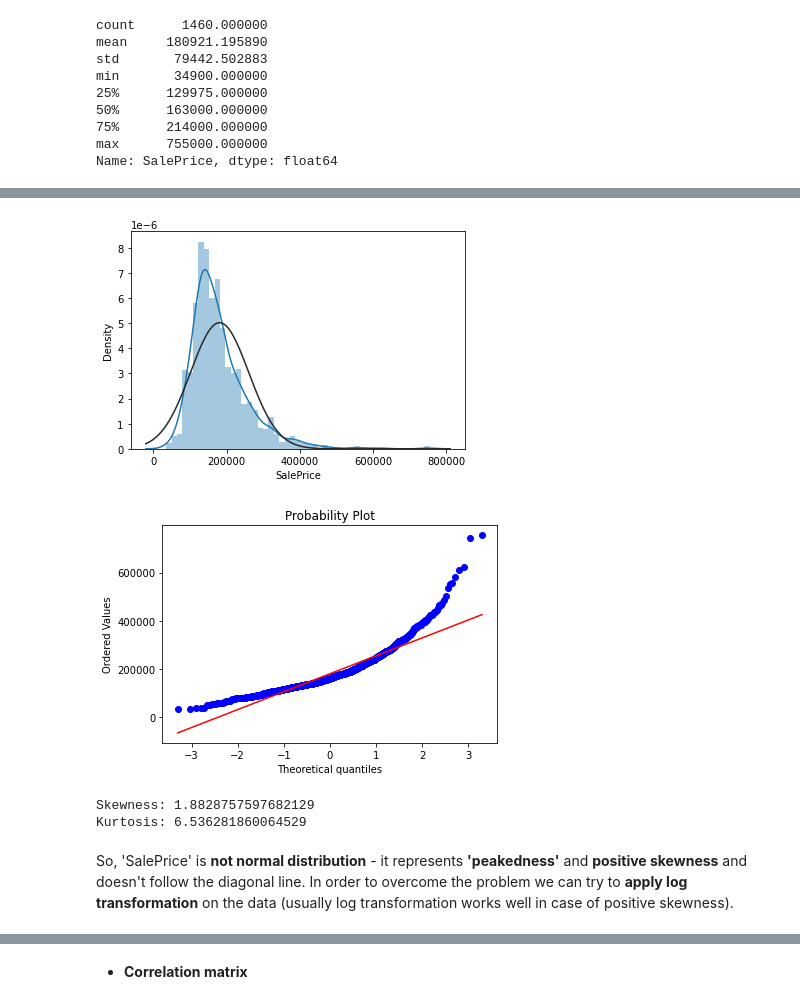
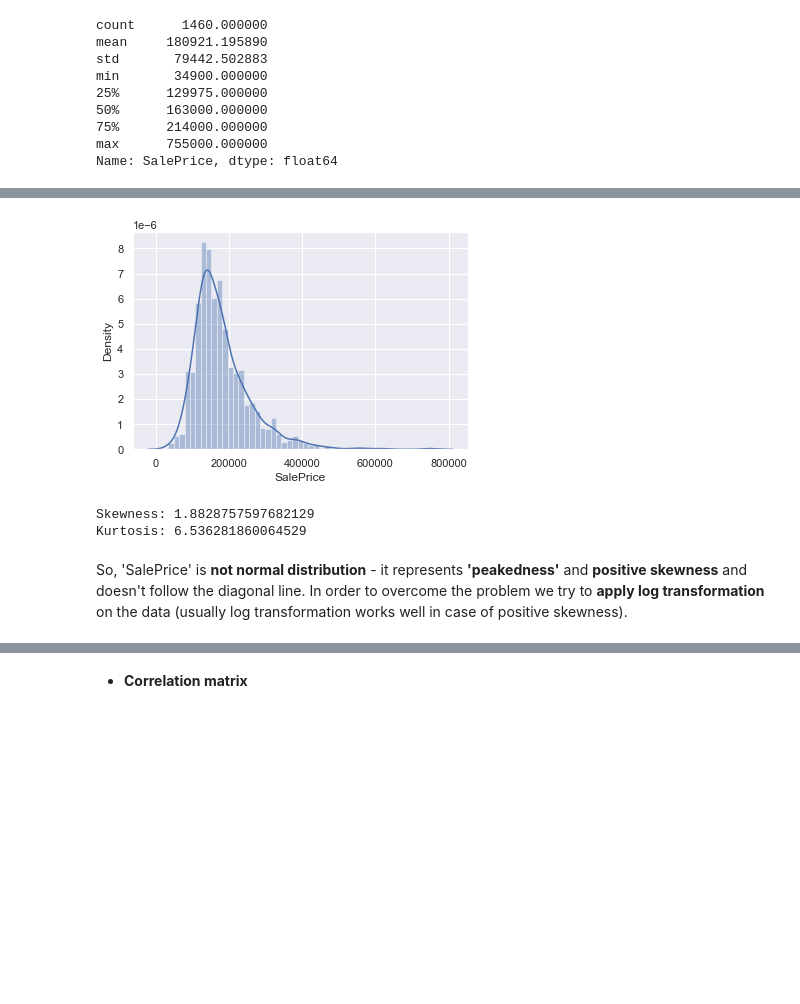
Before and after one commit to AdamHorvath12/House_price_prediction, a Jupyter notebook: House_price_prediction.ipynb, the cells around one changed output, grey strips where cells are left out. Drawn from its saved outputs; the diff is of its cells as text; code cells hidden in the pictures; blank space fills up the shorter version.

```diff
--- a/House_price_prediction.ipynb
+++ b/House_price_prediction.ipynb
@@ -71,3 +110,6 @@ Length: 81, dtype: object
+# %%
+df = df.drop(['Id'],1)
+test = test.drop(['Id'],1)
 # %% [markdown]
 ### EDA
 
@@ -97,11 +129,8 @@ fig.axis(ymin=0, ymax=800000)
 # %%
 # let's check the distribution of the data
-sns.distplot(df['SalePrice'], fit=norm);
-fig = plt.figure()
-res = stats.probplot(df['SalePrice'], plot=plt)
+sns.distplot(df['SalePrice']);
 # %% [output]
-[figure, old version]
+[figure, new version]
-[figure, removed]
 # %%
 #let's see skewness and kurtosis
 print('Skewness: ' + str(df['SalePrice'].skew()))
@@ -110,4 +139,4 @@ print('Kurtosis: ' + str(df['SalePrice'].kurt()))
 Skewness: 1.8828757597682129
 Kurtosis: 6.536281860064529
 # %% [markdown]
-So, 'SalePrice' is **not normal distribution** - it represents **'peakedness'** and **positive skewness** and doesn't follow the diagonal line. In order to overcome the problem we can try to **apply log transformation** on the data (usually log transformation works well in case of positive skewness).
+So, 'SalePrice' is **not normal distribution** - it represents **'peakedness'** and **positive skewness** and doesn't follow the diagonal line. In order to overcome the problem we try to **apply log transformation** on the data (usually log transformation works well in case of positive skewness).
```
Also changed, not shown: parts of 40 cells of this notebook.
